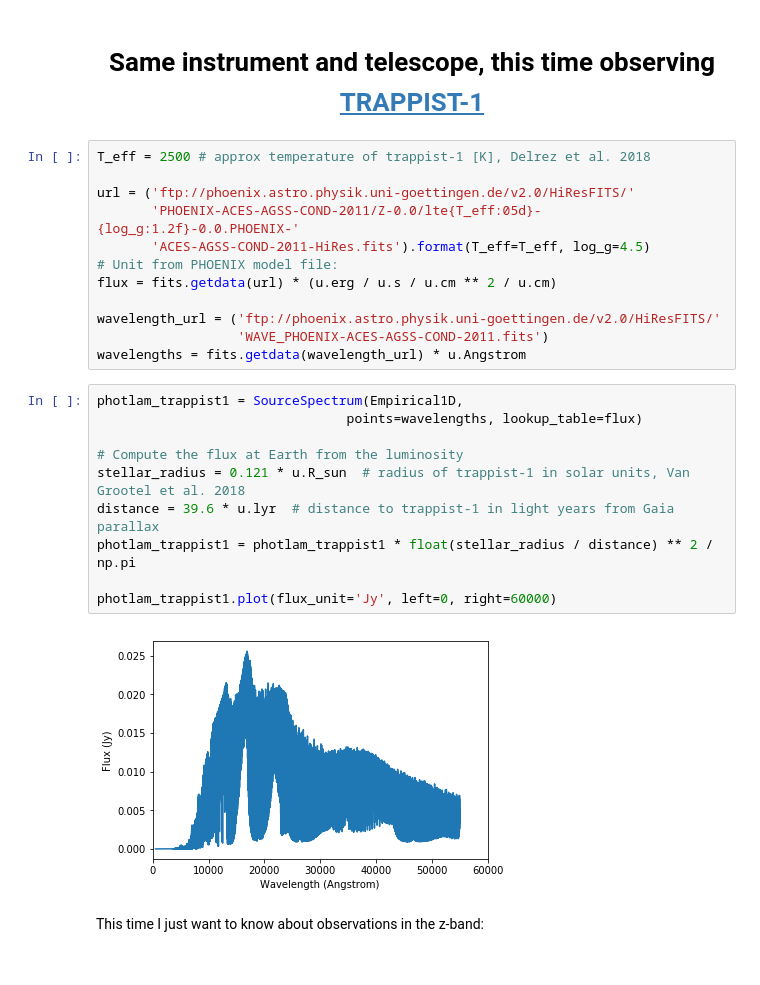
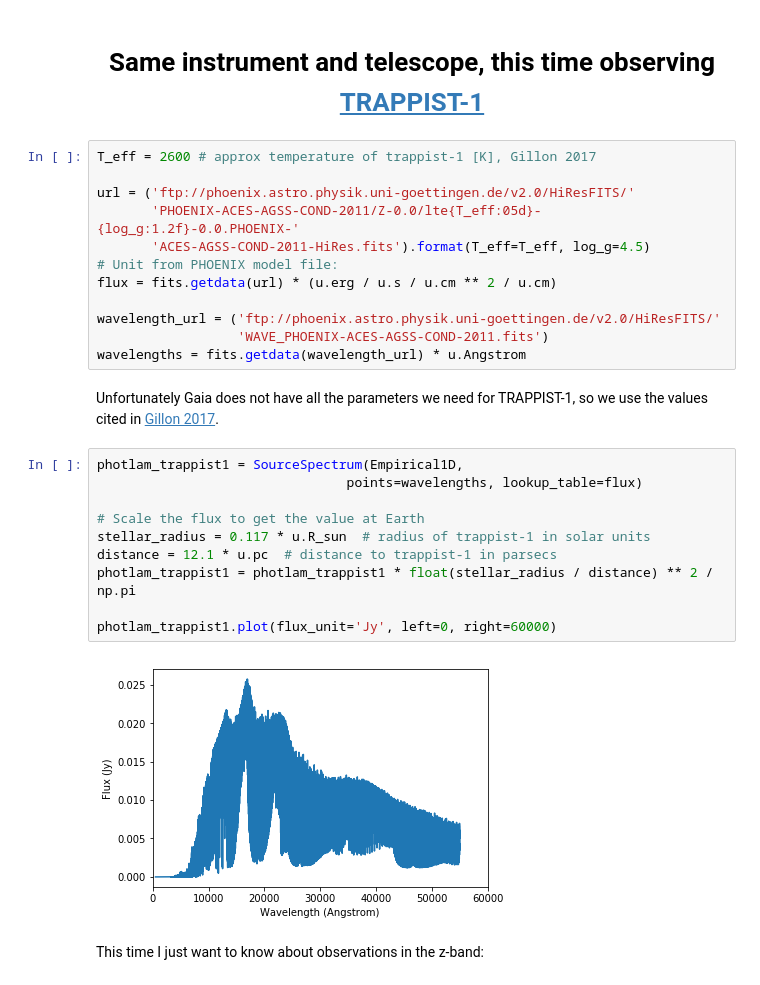
Before and after one commit to tcjansen/GSoC, a Jupyter notebook: observing_examples.ipynb, the cells around one changed output. Saved outputs shown, nothing was run; the diff lists cells and outputs as text.

Commit message:
Cite Gillon 2017 for trappist-1 parameters

```diff
--- a/observing_examples.ipynb
+++ b/observing_examples.ipynb
@@ -146,7 +149,7 @@ HAT-P-11 counts in the r-band, 10 s exposure:
 # %% [markdown]
 # <center>Same instrument and telescope, this time observing <a href="https://en.wikipedia.org/wiki/TRAPPIST-1">TRAPPIST-1</a></center>
 # %%
-T_eff = 2500 # approx temperature of trappist-1 [K], Delrez et al. 2018
+T_eff = 2600 # approx temperature of trappist-1 [K], Gillon 2017
 
 url = ('ftp://phoenix.astro.physik.uni-goettingen.de/v2.0/HiResFITS/'
        'PHOENIX-ACES-AGSS-COND-2011/Z-0.0/lte{T_eff:05d}-{log_g:1.2f}-0.0.PHOENIX-'
@@ -157,18 +160,20 @@ flux = fits.getdata(url) * (u.erg / u.s / u.cm ** 2 / u.cm)
 wavelength_url = ('ftp://phoenix.astro.physik.uni-goettingen.de/v2.0/HiResFITS/'
                   'WAVE_PHOENIX-ACES-AGSS-COND-2011.fits')
 wavelengths = fits.getdata(wavelength_url) * u.Angstrom
+# %% [markdown]
+Unfortunately Gaia does not have all the parameters we need for TRAPPIST-1, so we use the values cited in <a href="https://arxiv.org/pdf/1703.01424.pdf">Gillon 2017</a>.
 # %%
 photlam_trappist1 = SourceSpectrum(Empirical1D,
                                 points=wavelengths, lookup_table=flux)
 
-# Compute the flux at Earth from the luminosity
-stellar_radius = 0.121 * u.R_sun  # radius of trappist-1 in solar units, Van Grootel et al. 2018
-distance = 39.6 * u.lyr  # distance to trappist-1 in light years from Gaia parallax
+# Scale the flux to get the value at Earth
+stellar_radius = 0.117 * u.R_sun  # radius of trappist-1 in solar units
+distance = 12.1 * u.pc  # distance to trappist-1 in parsecs
 photlam_trappist1 = photlam_trappist1 * float(stellar_radius / distance) ** 2 / np.pi
 
 photlam_trappist1.plot(flux_unit='Jy', left=0, right=60000)
 # %% [output]
-[figure, old version]
+[figure, new version]
 # %% [markdown]
 This time I just want to know about observations in the z-band:
 # %%
```
Also changed, not shown: parts of 5 cells of this notebook.
